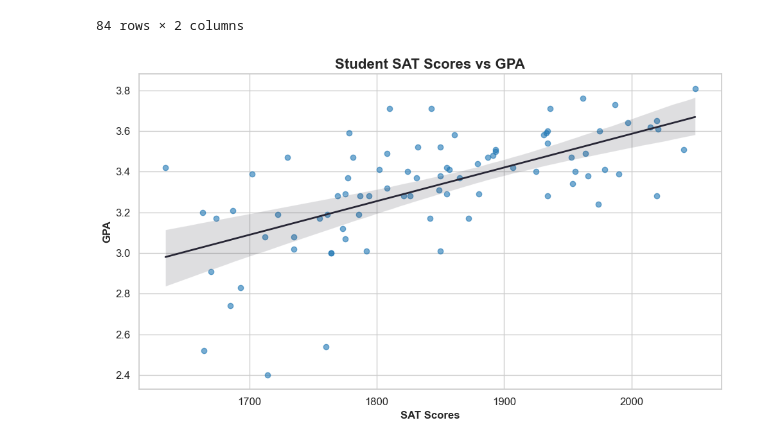
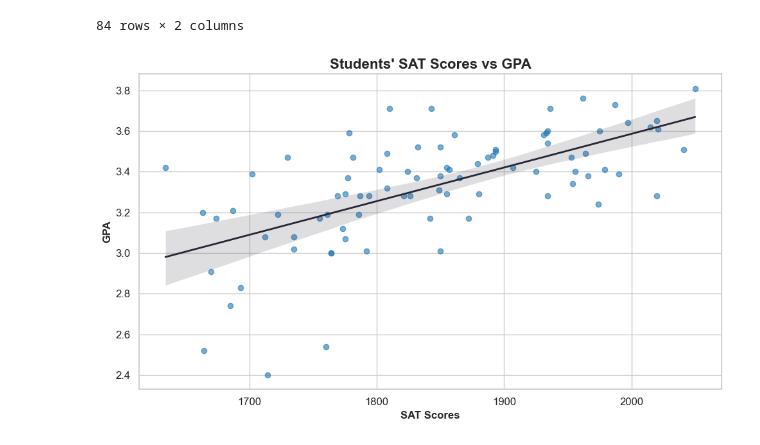
Before and after one commit to Adeniceadebo/data_viz_regression_scatter_plot, a Jupyter notebook: regression_scatter_plot.ipynb, the cells around one changed output. Saved outputs shown, nothing was run; the diff lists cells and outputs as text; code cells hidden in the pictures.

```diff
--- a/regression_scatter_plot.ipynb
+++ b/regression_scatter_plot.ipynb
@@ -23,21 +23,20 @@ df_student_scores
 # %%
 plt.figure(figsize=(10, 6))
 sns.set_style("whitegrid")
-
 sns.regplot(
     data=df_student_scores,
     x="SAT",
     y="GPA",
     scatter_kws={'color': '#1f77b4', 'alpha': 0.6},
     line_kws={'color': '#272635', 'linewidth': 2}
 )
-plt.title('Students SAT Scores vs GPA', fontsize=16, fontweight='bold')
-plt.xlabel('SAT Scores', fontsize=12, fontweight='bold')
-plt.ylabel('GPA', fontsize=12, fontweight='bold')
+plt.title("Students' SAT Scores vs GPA", fontsize=16, fontweight='bold')
+plt.xlabel("SAT Scores", fontsize=12, fontweight='bold')
+plt.ylabel("GPA", fontsize=12, fontweight='bold')
 plt.xticks(fontsize=12)
 plt.yticks(fontsize=12)
 plt.tight_layout()
-plt.savefig('student_scores_plot.png', dpi=300, bbox_inches='tight')
+plt.savefig("student_scores_plot.png", dpi=300, bbox_inches='tight')
 plt.show()
 # %% [output]
-[figure, old version]
+[figure, new version]
```
